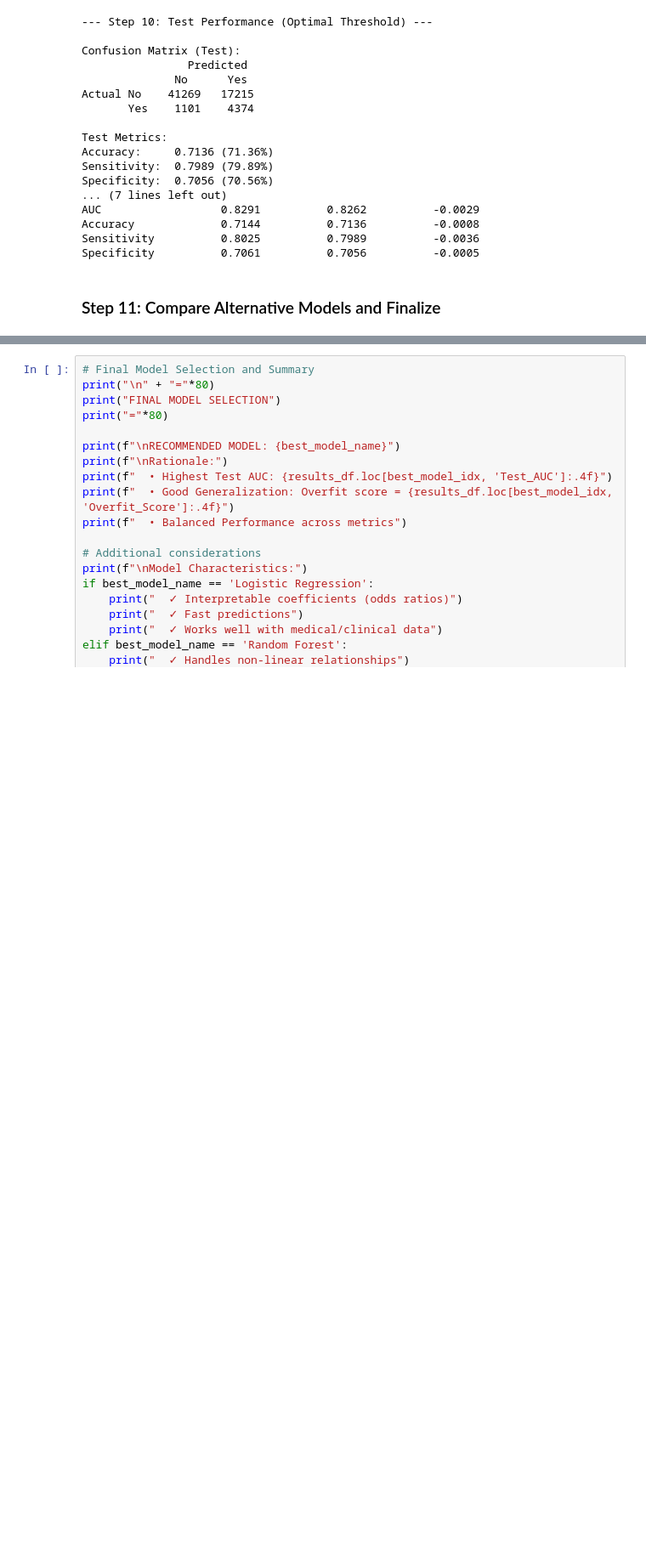
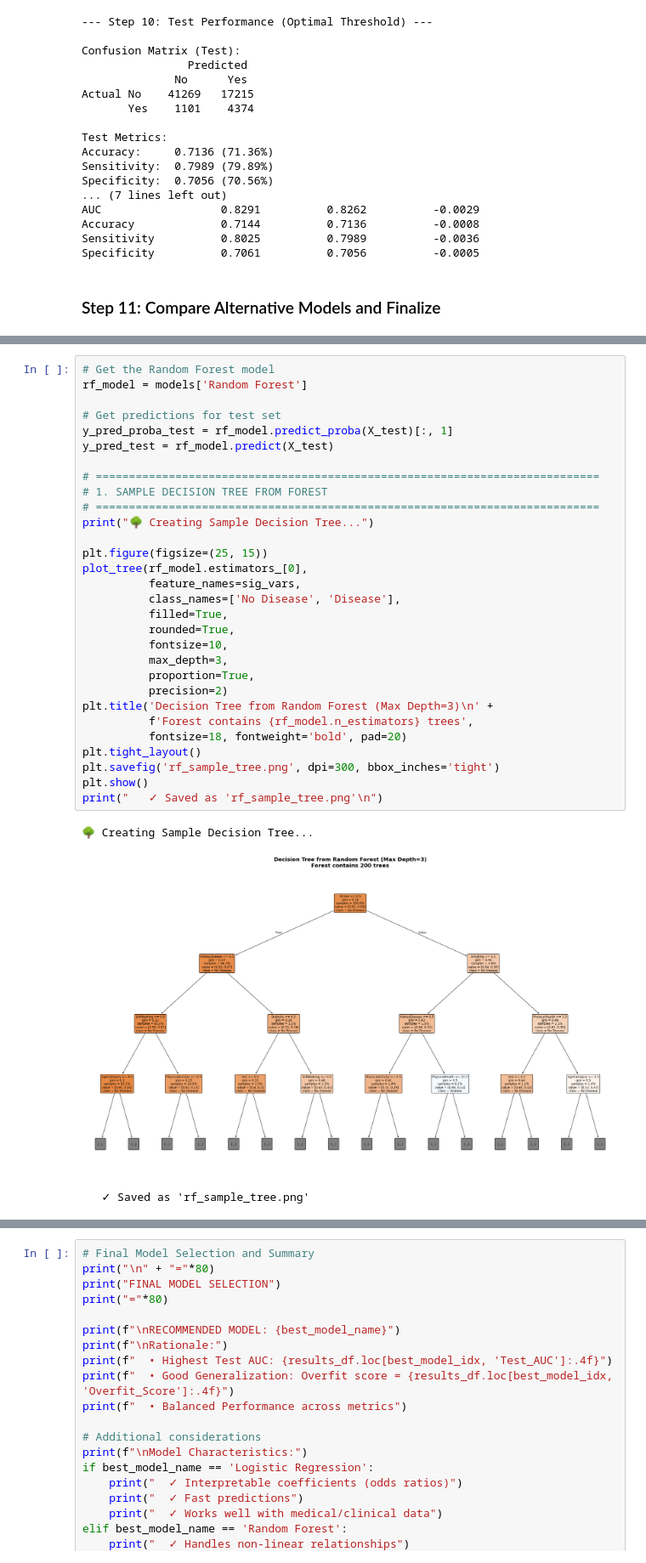
Before and after one commit to kochezz/heart-disease-prediction-BLR, a Jupyter notebook: notebooks/03_Modeling.ipynb, the cells around one changed output, grey strips where cells are left out. Shown at 85% size. Cells and saved outputs as stored; diff of their text form; blank space fills up the shorter version.

```diff
--- a/notebooks/03_Modeling.ipynb
+++ b/notebooks/03_Modeling.ipynb
@@ -1865,6 +1873,40 @@ Training Random Forest...
 ======================================================================
 ✅ ALL DONE! Your model is ready for deployment!
 ======================================================================
+# %%
+# Get the Random Forest model
+rf_model = models['Random Forest']
+
+# Get predictions for test set
+y_pred_proba_test = rf_model.predict_proba(X_test)[:, 1]
+y_pred_test = rf_model.predict(X_test)
+
+# ============================================================================
+# 1. SAMPLE DECISION TREE FROM FOREST
+# ============================================================================
+print("🌳 Creating Sample Decision Tree...")
+
+plt.figure(figsize=(25, 15))
+plot_tree(rf_model.estimators_[0],
+          feature_names=sig_vars,
+          class_names=['No Disease', 'Disease'],
+          filled=True,
+          rounded=True,
+          fontsize=10,
+          max_depth=3,
+          proportion=True,
+          precision=2)
+plt.title('Decision Tree from Random Forest (Max Depth=3)\n' +
+          f'Forest contains {rf_model.n_estimators} trees',
+          fontsize=18, fontweight='bold', pad=20)
+plt.tight_layout()
+plt.savefig('rf_sample_tree.png', dpi=300, bbox_inches='tight')
+plt.show()
+print("   ✓ Saved as 'rf_sample_tree.png'\n")
+# %% [output]
+🌳 Creating Sample Decision Tree...
+[figure, added]
+   ✓ Saved as 'rf_sample_tree.png'
 # %%
 # Visualization
 fig, ((ax1, ax2), (ax3, ax4)) = plt.subplots(2, 2, figsize=(15, 12))
```
Also changed, not shown: parts of 11 cells of this notebook, 38 other files.
